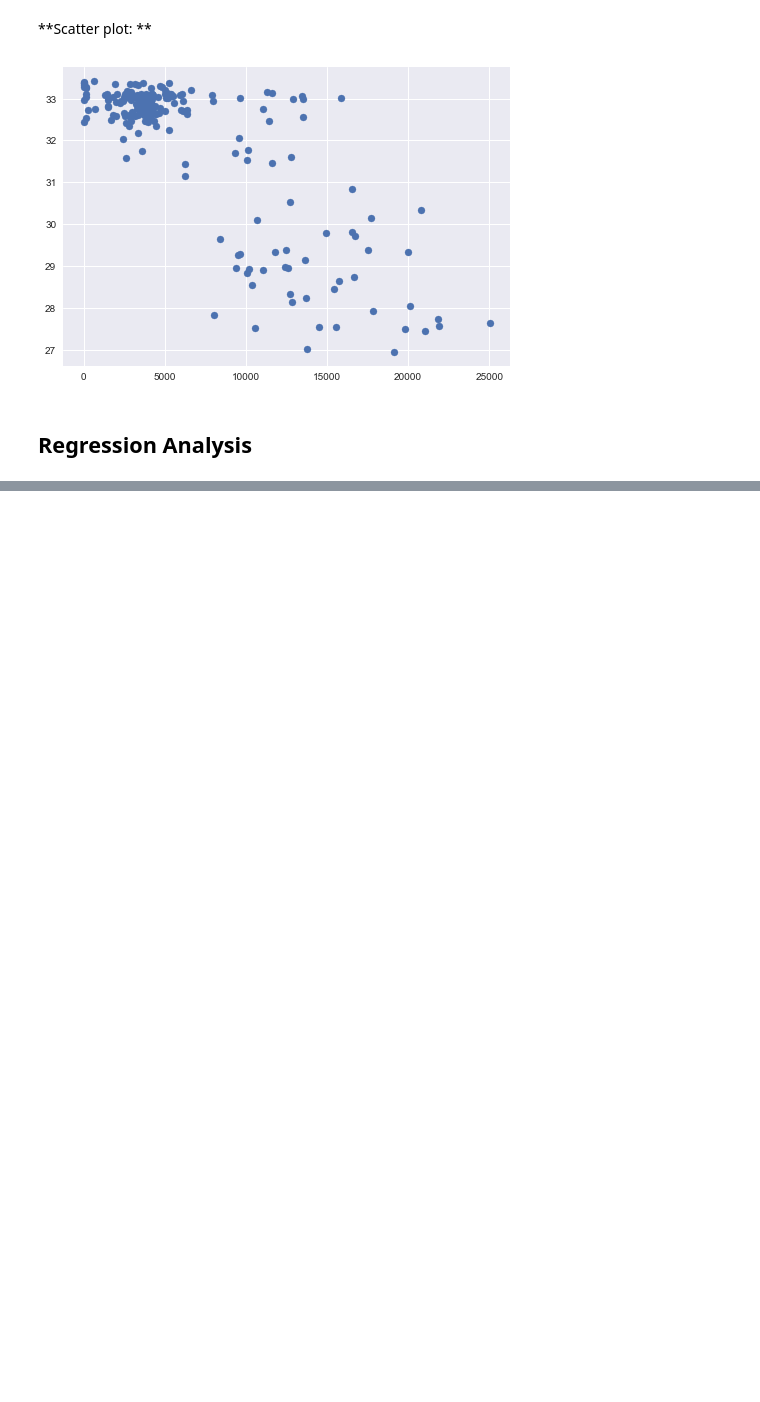
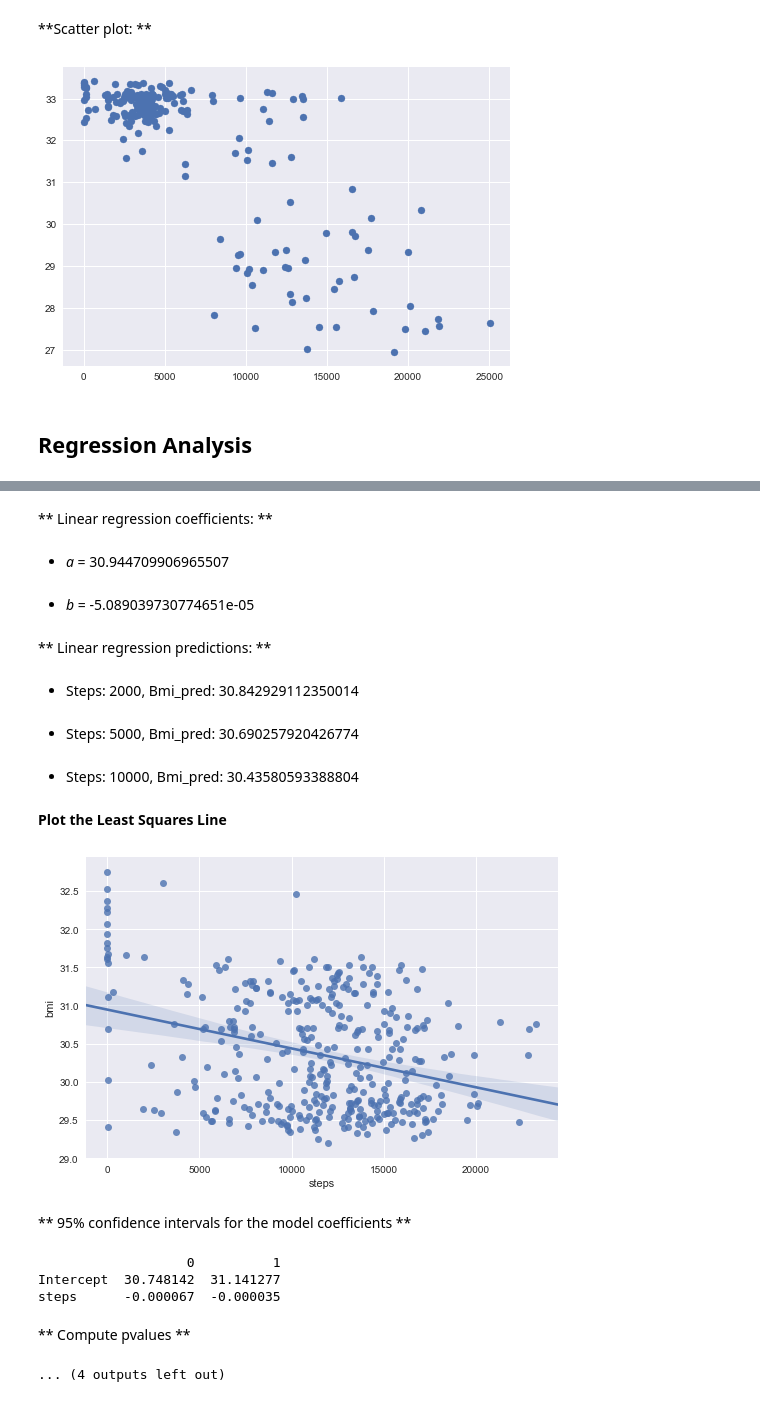
Before and after one commit to renatalucia/activity-tracker, a Jupyter notebook: data_exploration/bmi_steps_correlation.ipynb, the cells around one changed output, grey strips where cells are left out. Cells and saved outputs as stored; diff of their text form; code cells hidden in the pictures; blank space fills up the shorter version.

```diff
--- a/data_exploration/bmi_steps_correlation.ipynb
+++ b/data_exploration/bmi_steps_correlation.ipynb
@@ -432,0 +402,18 @@ steps      -0.000251  -0.000187
+# %%
+regression_analysis(steps_bmi_user)
+# %% [output]
+** Linear regression coefficients: **
+* _a_ = 30.944709906965507
+* _b_ = -5.089039730774651e-05
+** Linear regression predictions: **
+* Steps: 2000, Bmi_pred: 30.842929112350014
+* Steps: 5000, Bmi_pred: 30.690257920426774
+* Steps: 10000, Bmi_pred: 30.43580593388804
+**Plot the Least Squares Line**
+[figure, added]
+** 95% confidence intervals for the model coefficients **
+                   0          1
+Intercept  30.748142  31.141277
+steps      -0.000067  -0.000035
+** Compute pvalues **
+... (4 outputs left out)
```
Also changed, not shown: parts of 10 cells of this notebook, 2 other files.
